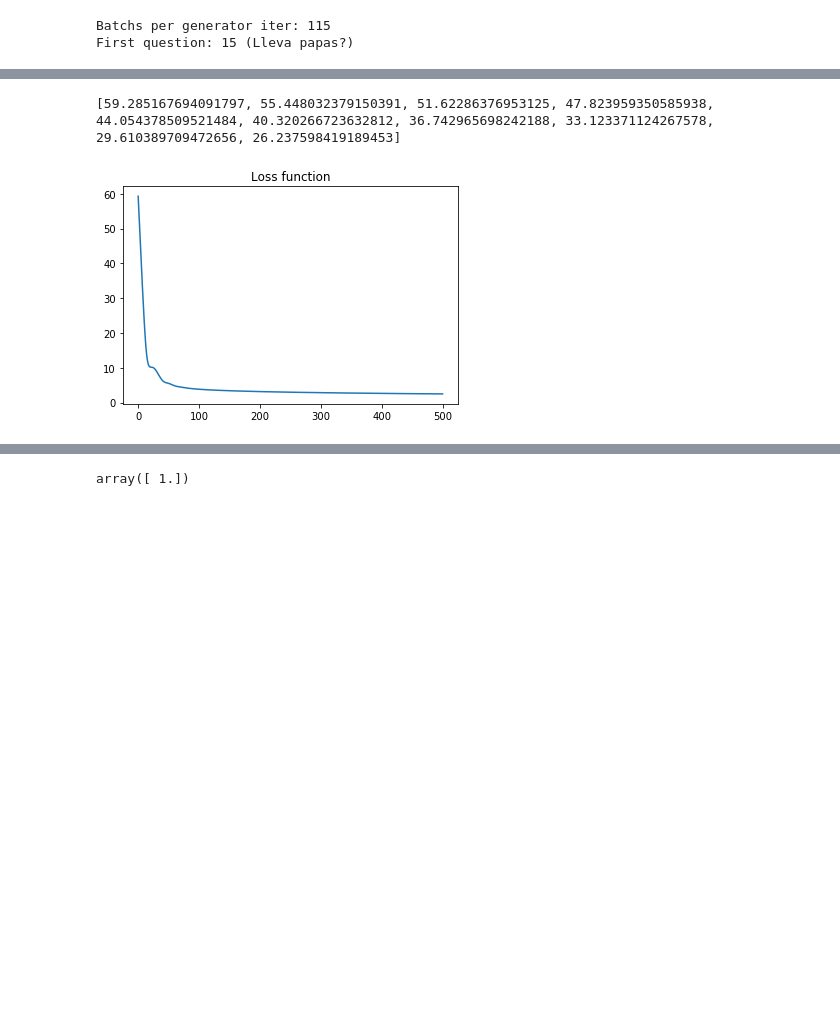
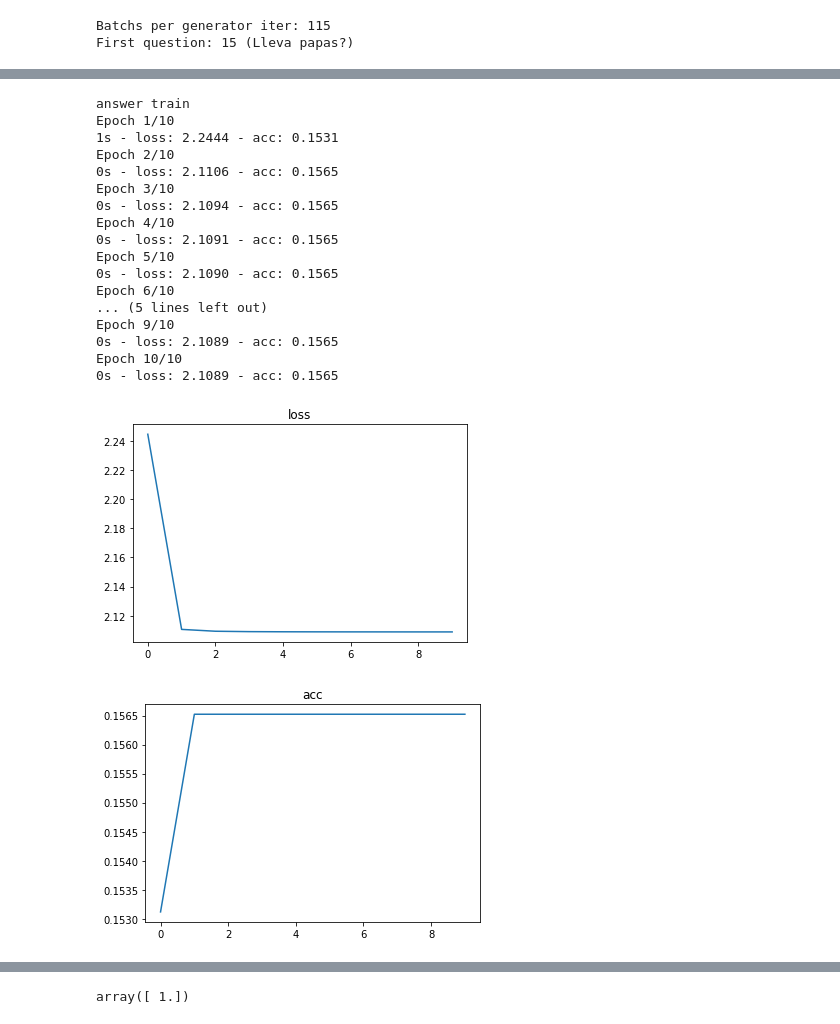
Before and after one commit to renato145/food-guesser, a Jupyter notebook: model_train.ipynb, the cells around one changed output, grey strips where cells are left out. Saved outputs shown, nothing was run; the diff lists cells and outputs as text; code cells hidden in the pictures; blank space fills up the shorter version.

```diff
--- a/model_train.ipynb
+++ b/model_train.ipynb
@@ -207,10 +233,32 @@ for k in h.history.keys():
-# %%
-plt.plot(h.history['loss'])
-plt.title('Loss function')
-plt.show()
-# %% [output]
-[59.285167694091797, 55.448032379150391, 51.62286376953125, 47.823959350585938, 44.054378509521484, 40.320266723632812, 36.742965698242188, 33.123371124267578, 29.610389709472656, 26.237598419189453]
-[figure, removed]
+# %%
+print('answer train')
+gen = generator(plate_paths, data, n_questions, n_plates, 'answers')
+h = model2.fit_generator(gen, gen_batch, 10, verbose=2)
+
+for k in h.history.keys():
+    plt.plot(h.history[k])
+    plt.title(k)
+    plt.show()
+# %% [output]
+answer train
+Epoch 1/10
+1s - loss: 2.2444 - acc: 0.1531
+Epoch 2/10
+0s - loss: 2.1106 - acc: 0.1565
+Epoch 3/10
+0s - loss: 2.1094 - acc: 0.1565
+Epoch 4/10
+0s - loss: 2.1091 - acc: 0.1565
+Epoch 5/10
+0s - loss: 2.1090 - acc: 0.1565
+Epoch 6/10
+... (5 lines left out)
+Epoch 9/10
+0s - loss: 2.1089 - acc: 0.1565
+Epoch 10/10
+0s - loss: 2.1089 - acc: 0.1565
+[figure, added]
+[figure, added]
 # %%
 # Model utils
 def build_input(path, data):
```
Also changed, not shown: parts of 19 cells of this notebook.
